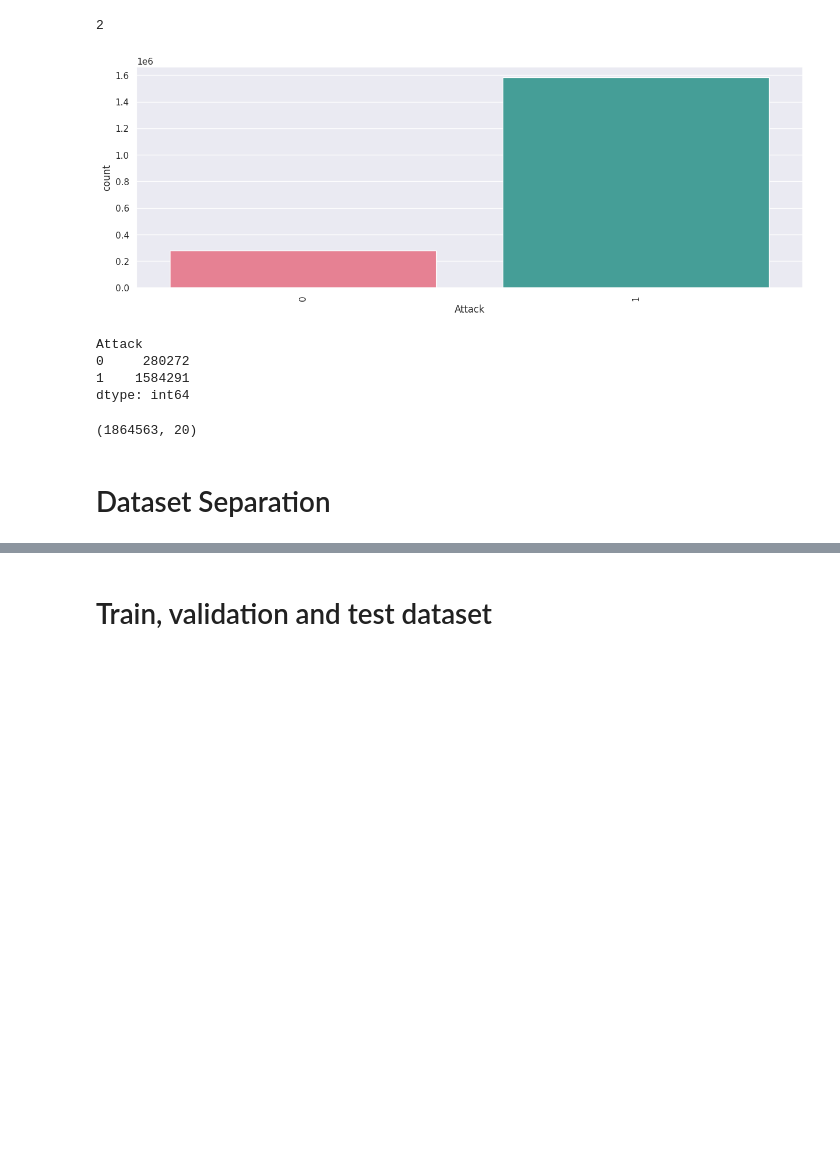
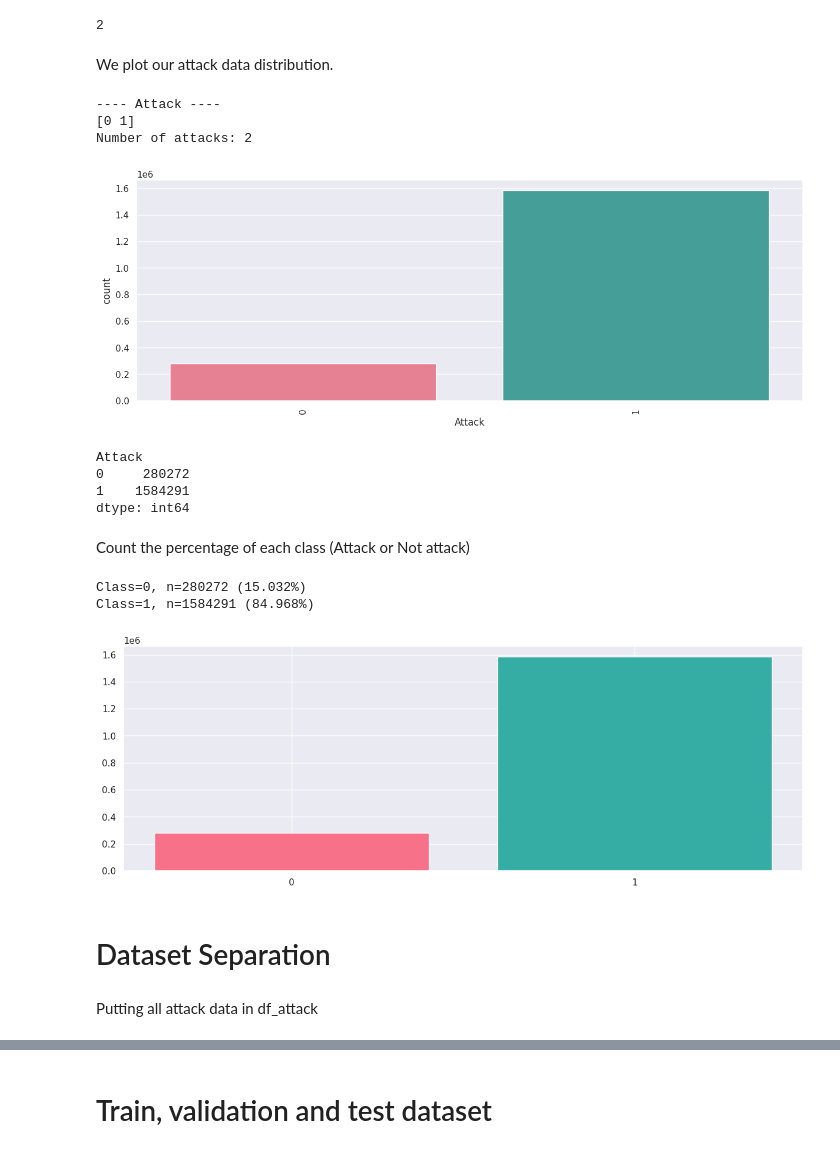
Before and after one commit to kahinalrk/PFE, a Jupyter notebook: GAN.ipynb, the cells around one changed output, grey strips where cells are left out. Saved outputs shown, nothing was run; the diff lists cells and outputs as text; code cells hidden in the pictures; blank space fills up the shorter version.

```diff
--- a/GAN.ipynb
+++ b/GAN.ipynb
@@ -198,13 +186,22 @@ dtype: object
 print(len(df['Attack'].unique()))
 # %% [output]
 2
+# %% [markdown]
+We plot our attack data distribution.
 # %%
+#check unique value for each column Attack
+print('---- Attack ----')
+print(df['Attack'].unique())
+print('Number of attacks:', len(df['Attack'].unique()))
 colors = sb.color_palette("husl", len(df['Attack'].unique()))
 sb.set(rc={'figure.figsize':(15,5)})
 #Plot Bar chart to understand Attack types
 p=sb.countplot(x='Attack', hue='Attack', data=df, palette=colors, legend=False)
 _ = plt.setp(p.get_xticklabels(), rotation=90)
 # %% [output]
+---- Attack ----
+[0 1]
+Number of attacks: 2
 [figure]
 # %%
 df.groupby('Attack').size()
@@ -213,12 +210,28 @@ Attack
 0     280272
 1    1584291
 dtype: int64
-# %%
-df.shape
-# %% [output]
-(1864563, 20)
+# %% [markdown]
+Count the percentage of each class (Attack or Not attack)
+# %%
+from collections import Counter
+data = df.values
+X, y = data[:, :-1], data[:, -1]
+counter = Counter(y)
+for k,v in counter.items():
+	per = v / len(y) * 100
+	print('Class=%d, n=%d (%.3f%%)' % (k, v, per))
+colors = sb.color_palette("husl", len(df['Attack'].unique()))
+plt.bar(counter.keys(), counter.values(), color=colors)
+plt.xticks([0, 1])
+plt.show()
+# %% [output]
+Class=0, n=280272 (15.032%)
+Class=1, n=1584291 (84.968%)
+[figure, added]
 # %% [markdown]
 # Dataset Separation
+# %% [markdown]
+Putting all attack data in df_attack
 # %%
 df_attack = df[df['Attack']==1]
 df_attack=df_attack.reset_index(drop=True)
```
Also changed, not shown: parts of 53 cells of this notebook, 1 other file.
